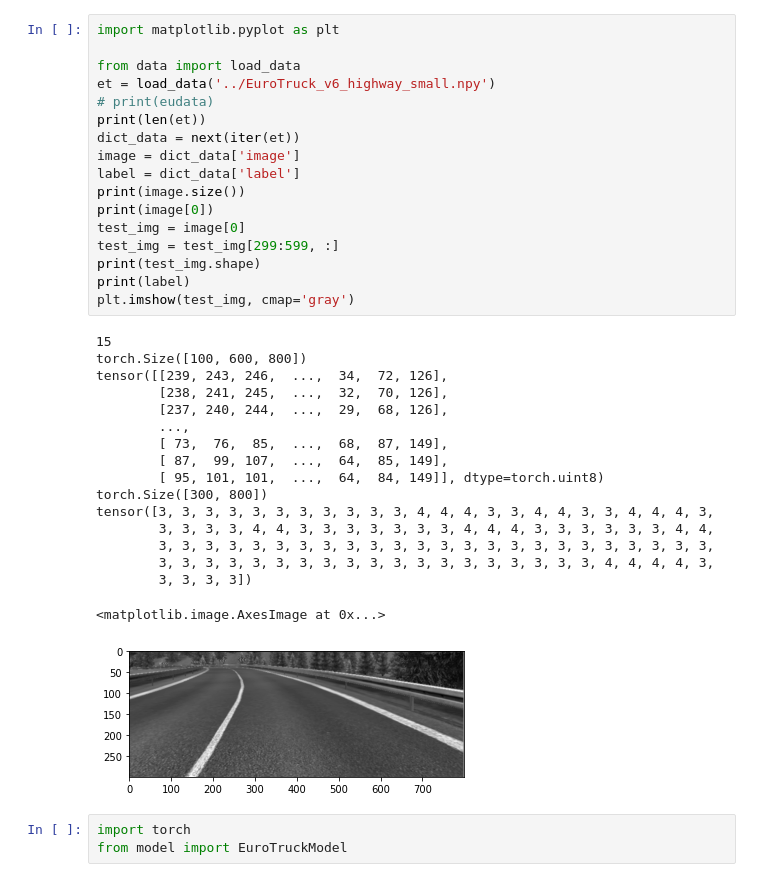
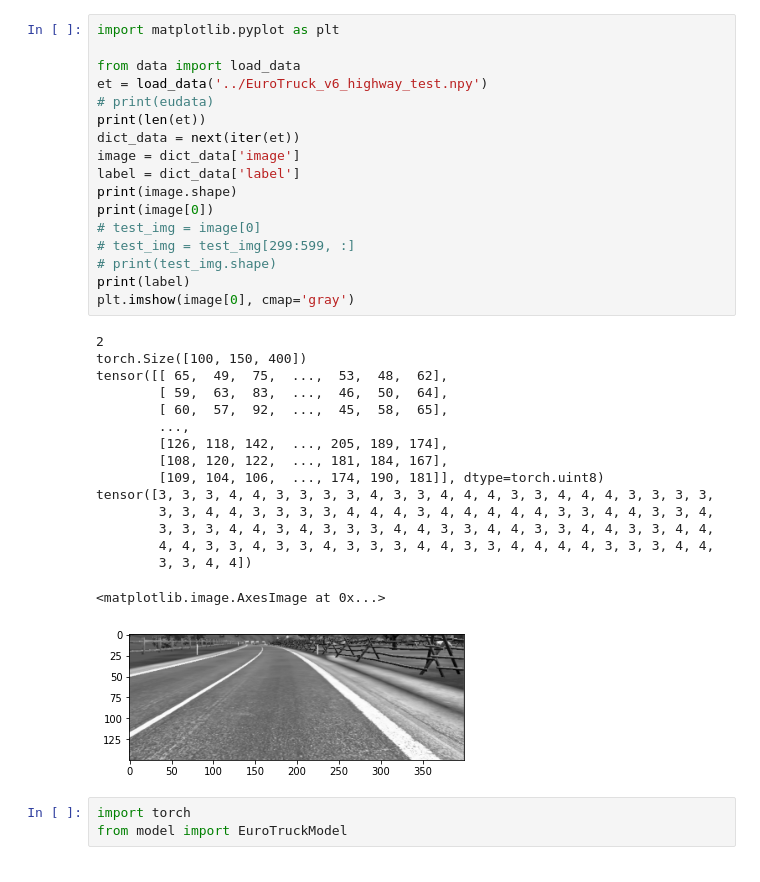
Before and after one commit to FF7518/Euro_Truck2_AutoPilot, a Jupyter notebook: model/run.ipynb, the cells around one changed output. Cells and saved outputs as stored; diff of their text form.

```diff
--- a/model/run.ipynb
+++ b/model/run.ipynb
@@ -1,38 +1,37 @@
 # %%
 import matplotlib.pyplot as plt
 
 from data import load_data
-et = load_data('../EuroTruck_v6_highway_small.npy')
+et = load_data('../EuroTruck_v6_highway_test.npy')
 # print(eudata)
 print(len(et))
 dict_data = next(iter(et))
 image = dict_data['image']
 label = dict_data['label']
-print(image.size())
+print(image.shape)
 print(image[0])
-test_img = image[0]
-test_img = test_img[299:599, :]
-print(test_img.shape)
+# test_img = image[0]
+# test_img = test_img[299:599, :]
+# print(test_img.shape)
 print(label)
-plt.imshow(test_img, cmap='gray')
+plt.imshow(image[0], cmap='gray')
 # %% [output]
-15
-torch.Size([100, 600, 800])
-tensor([[239, 243, 246,  ...,  34,  72, 126],
-        [238, 241, 245,  ...,  32,  70, 126],
-        [237, 240, 244,  ...,  29,  68, 126],
+2
+torch.Size([100, 150, 400])
+tensor([[ 65,  49,  75,  ...,  53,  48,  62],
+        [ 59,  63,  83,  ...,  46,  50,  64],
+        [ 60,  57,  92,  ...,  45,  58,  65],
         ...,
-        [ 73,  76,  85,  ...,  68,  87, 149],
-        [ 87,  99, 107,  ...,  64,  85, 149],
-        [ 95, 101, 101,  ...,  64,  84, 149]], dtype=torch.uint8)
-torch.Size([300, 800])
-tensor([3, 3, 3, 3, 3, 3, 3, 3, 3, 3, 3, 4, 4, 4, 3, 3, 4, 4, 3, 3, 4, 4, 4, 3,
-        3, 3, 3, 3, 4, 4, 3, 3, 3, 3, 3, 3, 3, 4, 4, 4, 3, 3, 3, 3, 3, 3, 4, 4,
-        3, 3, 3, 3, 3, 3, 3, 3, 3, 3, 3, 3, 3, 3, 3, 3, 3, 3, 3, 3, 3, 3, 3, 3,
-        3, 3, 3, 3, 3, 3, 3, 3, 3, 3, 3, 3, 3, 3, 3, 3, 3, 3, 3, 4, 4, 4, 4, 3,
-        3, 3, 3, 3])
+        [126, 118, 142,  ..., 205, 189, 174],
+        [108, 120, 122,  ..., 181, 184, 167],
+        [109, 104, 106,  ..., 174, 190, 181]], dtype=torch.uint8)
+tensor([3, 3, 3, 4, 4, 3, 3, 3, 3, 4, 3, 3, 4, 4, 4, 3, 3, 4, 4, 4, 3, 3, 3, 3,
+        3, 3, 4, 4, 3, 3, 3, 3, 4, 4, 4, 3, 4, 4, 4, 4, 4, 3, 3, 4, 4, 3, 3, 4,
+        3, 3, 3, 4, 4, 3, 4, 3, 3, 3, 4, 4, 3, 3, 4, 4, 3, 3, 4, 4, 3, 3, 4, 4,
+        4, 4, 3, 3, 4, 3, 3, 4, 3, 3, 3, 4, 4, 3, 3, 4, 4, 4, 4, 3, 3, 3, 4, 4,
+        3, 3, 4, 4])
 <matplotlib.image.AxesImage at 0x...>
-[figure, old version]
+[figure, new version]
 # %%
 import torch
 from model import EuroTruckModel
```
Also changed, not shown: 17 other files.
